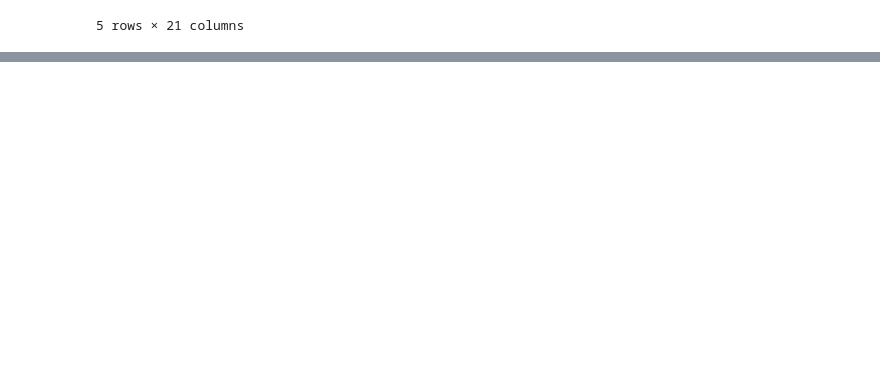
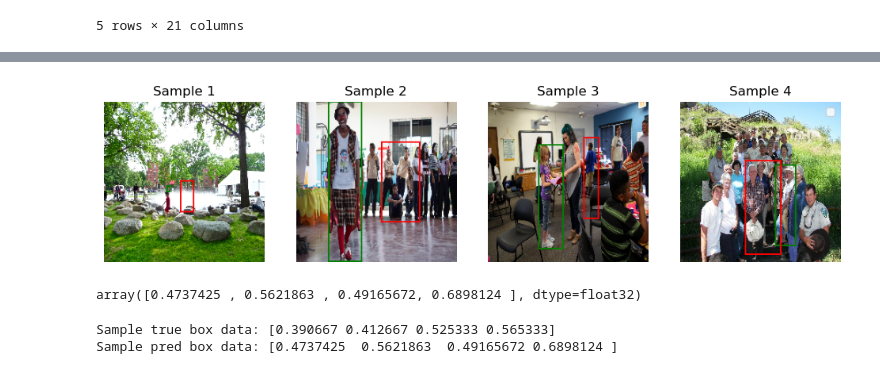
Before and after one commit to Raphaaella/CNN-to-Evaluate-Social-Distancing-Measures, a Jupyter notebook: 01_code/Google_OpenImages/try_first_cnn.ipynb, the cells around one changed output, grey strips where cells are left out. Drawn from its saved outputs; the diff is of its cells as text; code cells hidden in the pictures; blank space fills up the shorter version.

```diff
--- a/01_code/Google_OpenImages/try_first_cnn.ipynb
+++ b/01_code/Google_OpenImages/try_first_cnn.ipynb
@@ -46,0 +147,57 @@ FileNotFoundError: [Errno 2] No such file or directory: '../../02_data/Google_Op
+# %%
+def plot_bounding_boxes(images, true_boxes, pred_boxes, num_samples=5):
+    plt.figure(figsize=(12, 8))
+    for i in range(num_samples):
+        img = images[i]
+        true_bbox = true_boxes[i]
+        pred_bbox = pred_boxes[i]
+
+        # Convert the image array to a PIL Image object
+        img_pil = Image.fromarray((img * 255).astype(np.uint8))  # Revert normalization
+        draw = ImageDraw.Draw(img_pil)
+
+        # Convert true and predicted boxes to the original image size
+        img_width, img_height = img_pil.size
+
+        # Convert single bounding boxes to original size
+        true_xmin, true_xmax, true_ymin, true_ymax = true_bbox
+        pred_xmin, pred_xmax, pred_ymin, pred_ymax = pred_bbox
+
+        true_xmin *= img_width
+        true_xmax *= img_width
+        true_ymin *= img_height
+        true_ymax *= img_height
+
+        pred_xmin *= img_width
+        pred_xmax *= img_width
+        pred_ymin *= img_height
+        pred_ymax *= img_height
+
+        # Plot true bounding box
+        draw.rectangle([true_xmin, true_ymin, true_xmax, true_ymax], outline='green', width=2)
+
+        # Plot predicted bounding box
+        draw.rectangle([pred_xmin, pred_ymin, pred_xmax, pred_ymax], outline='red', width=2,)
+
+        plt.subplot(1, num_samples, i + 1)
+        plt.imshow(img_pil)
+        plt.title(f'Sample {i+1}')
+        plt.axis('off')  # Hide axes
+
+    plt.legend(['True Box', 'Pred Box'])
+    plt.show()
+# %%
+# Plot bounding boxes for a few samples
+plot_bounding_boxes(X_val, y_val, predictions, num_samples=4)
+# %% [output]
+[figure, added]
+# %%
+predictions[0]
+# %% [output]
+array([0.4737425 , 0.5621863 , 0.49165672, 0.6898124 ], dtype=float32)
+# %%
+print(f'Sample true box data: {y_val[0]}')
+print(f'Sample pred box data: {predictions[0]}')
+# %% [output]
+Sample true box data: [0.390667 0.412667 0.525333 0.565333]
+Sample pred box data: [0.4737425  0.5621863  0.49165672 0.6898124 ]
```
Also changed, not shown: parts of 8 cells of this notebook.
